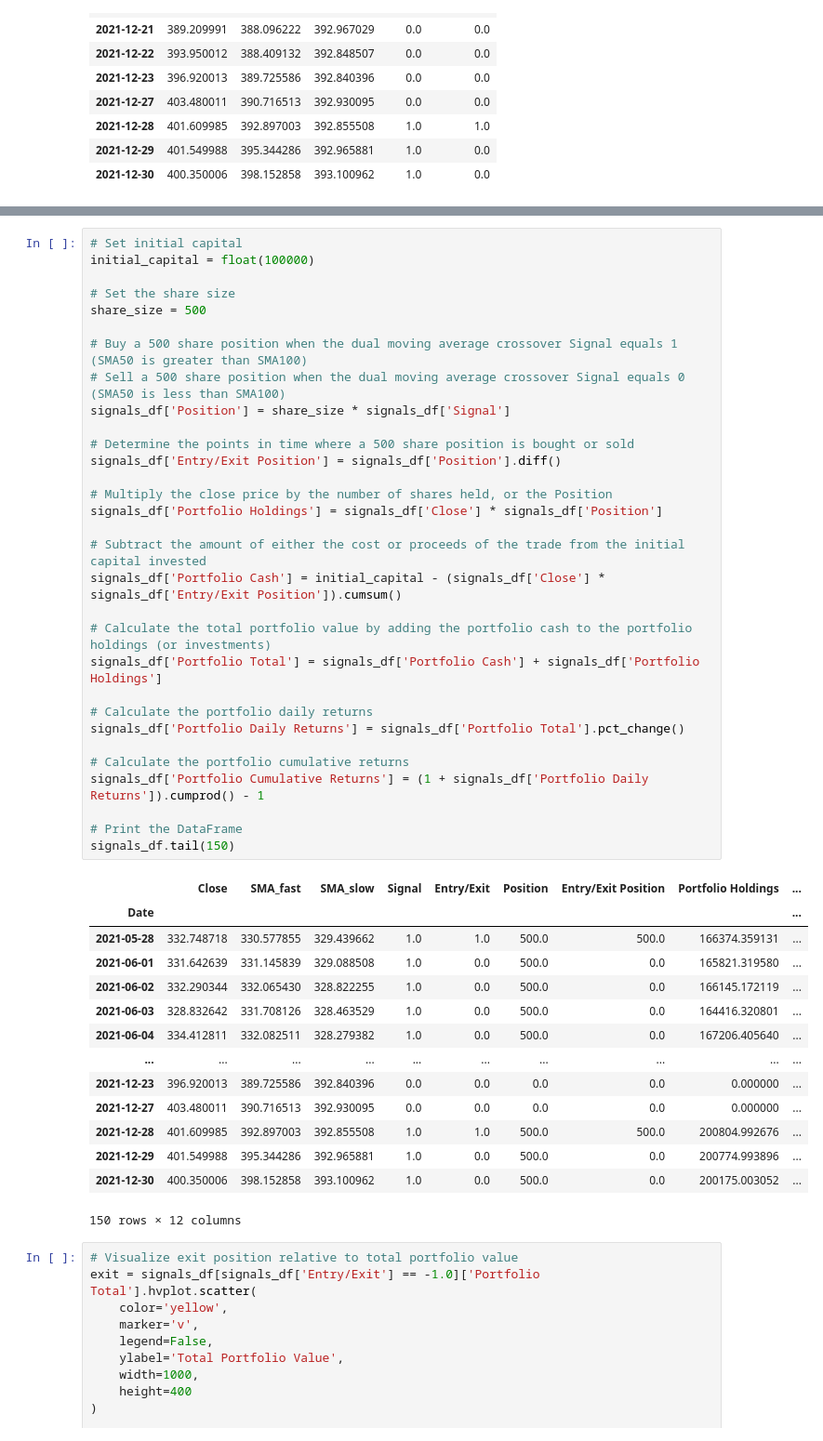
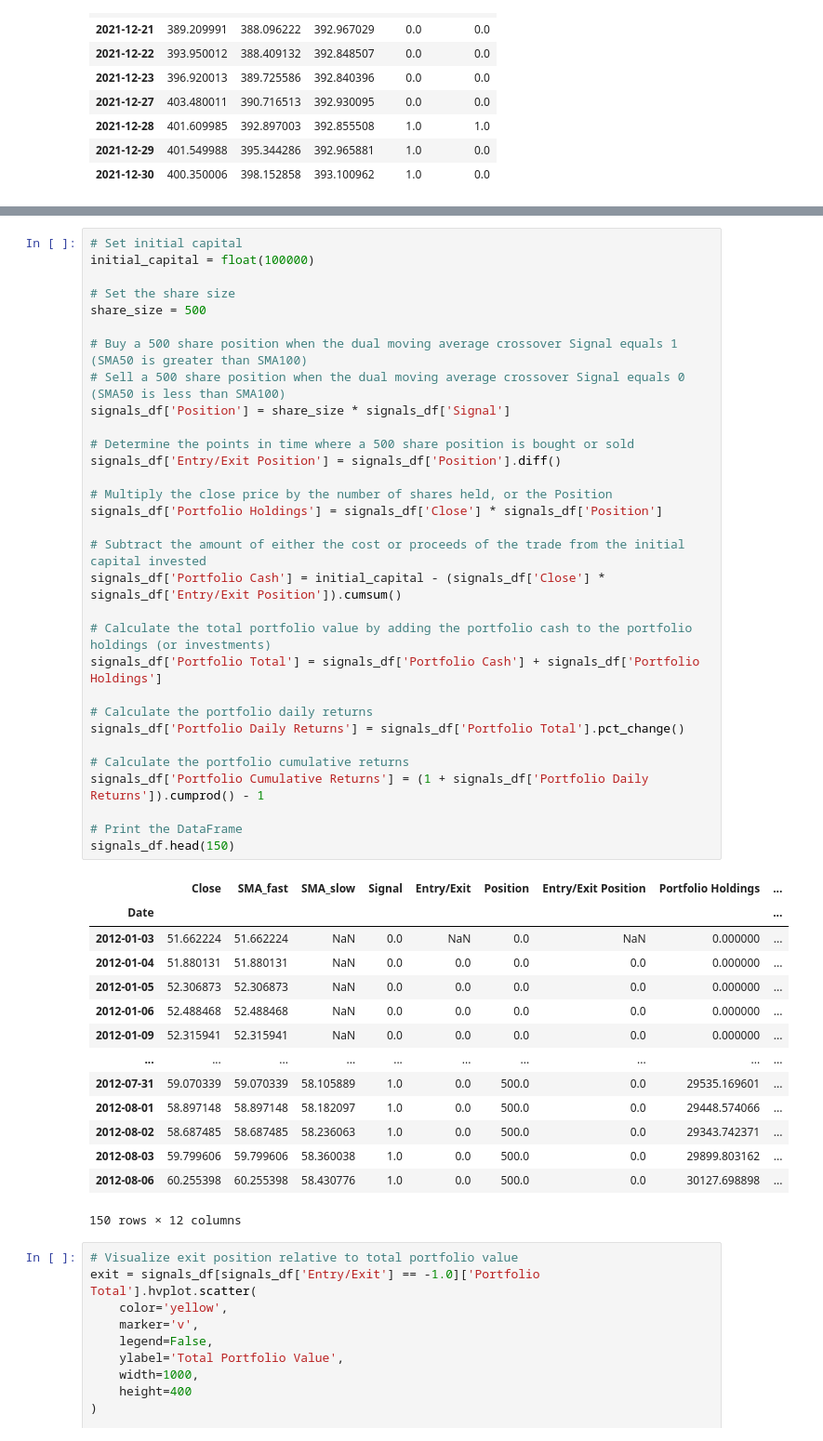
Before and after one commit to patmbee/project_2_ml, a Jupyter notebook: qqq_backtest.ipynb, the cells around one changed output, grey strips where cells are left out. Shown: that part at 93% size. Drawn from its saved outputs; the diff is of its cells as text.

```diff
--- a/qqq_backtest.ipynb
+++ b/qqq_backtest.ipynb
@@ -127,45 +127,45 @@ initial_capital = float(100000)
 
 # Set the share size
 share_size = 500
 
 # Buy a 500 share position when the dual moving average crossover Signal equals 1 (SMA50 is greater than SMA100)
 # Sell a 500 share position when the dual moving average crossover Signal equals 0 (SMA50 is less than SMA100)
 signals_df['Position'] = share_size * signals_df['Signal']
 
 # Determine the points in time where a 500 share position is bought or sold
 signals_df['Entry/Exit Position'] = signals_df['Position'].diff()
 
 # Multiply the close price by the number of shares held, or the Position
 signals_df['Portfolio Holdings'] = signals_df['Close'] * signals_df['Position']
 
 # Subtract the amount of either the cost or proceeds of the trade from the initial capital invested
 signals_df['Portfolio Cash'] = initial_capital - (signals_df['Close'] * signals_df['Entry/Exit Position']).cumsum()
 
 # Calculate the total portfolio value by adding the portfolio cash to the portfolio holdings (or investments)
 signals_df['Portfolio Total'] = signals_df['Portfolio Cash'] + signals_df['Portfolio Holdings']
 
 # Calculate the portfolio daily returns
 signals_df['Portfolio Daily Returns'] = signals_df['Portfolio Total'].pct_change()
 
 # Calculate the portfolio cumulative returns
 signals_df['Portfolio Cumulative Returns'] = (1 + signals_df['Portfolio Daily Returns']).cumprod() - 1
 
 # Print the DataFrame
-signals_df.tail(150)
+signals_df.head(150)
 # %% [output]
 |  | Close | SMA_fast | SMA_slow | Signal | Entry/Exit | Position | Entry/Exit Position | Portfolio Holdings | ... |
 | Date |  |  |  |  |  |  |  |  | ... |
-| 2021-05-28 | 332.748718 | 330.577855 | 329.439662 | 1.0 | 1.0 | 500.0 | 500.0 | 166374.359131 | ... |
-| 2021-06-01 | 331.642639 | 331.145839 | 329.088508 | 1.0 | 0.0 | 500.0 | 0.0 | 165821.319580 | ... |
-| 2021-06-02 | 332.290344 | 332.065430 | 328.822255 | 1.0 | 0.0 | 500.0 | 0.0 | 166145.172119 | ... |
-| 2021-06-03 | 328.832642 | 331.708126 | 328.463529 | 1.0 | 0.0 | 500.0 | 0.0 | 164416.320801 | ... |
-| 2021-06-04 | 334.412811 | 332.082511 | 328.279382 | 1.0 | 0.0 | 500.0 | 0.0 | 167206.405640 | ... |
+| 2012-01-03 | 51.662224 | 51.662224 | NaN | 0.0 | NaN | 0.0 | NaN | 0.000000 | ... |
+| 2012-01-04 | 51.880131 | 51.880131 | NaN | 0.0 | 0.0 | 0.0 | 0.0 | 0.000000 | ... |
+| 2012-01-05 | 52.306873 | 52.306873 | NaN | 0.0 | 0.0 | 0.0 | 0.0 | 0.000000 | ... |
+| 2012-01-06 | 52.488468 | 52.488468 | NaN | 0.0 | 0.0 | 0.0 | 0.0 | 0.000000 | ... |
+| 2012-01-09 | 52.315941 | 52.315941 | NaN | 0.0 | 0.0 | 0.0 | 0.0 | 0.000000 | ... |
 | ... | ... | ... | ... | ... | ... | ... | ... | ... | ... |
-| 2021-12-23 | 396.920013 | 389.725586 | 392.840396 | 0.0 | 0.0 | 0.0 | 0.0 | 0.000000 | ... |
-| 2021-12-27 | 403.480011 | 390.716513 | 392.930095 | 0.0 | 0.0 | 0.0 | 0.0 | 0.000000 | ... |
-| 2021-12-28 | 401.609985 | 392.897003 | 392.855508 | 1.0 | 1.0 | 500.0 | 500.0 | 200804.992676 | ... |
-| 2021-12-29 | 401.549988 | 395.344286 | 392.965881 | 1.0 | 0.0 | 500.0 | 0.0 | 200774.993896 | ... |
-| 2021-12-30 | 400.350006 | 398.152858 | 393.100962 | 1.0 | 0.0 | 500.0 | 0.0 | 200175.003052 | ... |
+| 2012-07-31 | 59.070339 | 59.070339 | 58.105889 | 1.0 | 0.0 | 500.0 | 0.0 | 29535.169601 | ... |
+| 2012-08-01 | 58.897148 | 58.897148 | 58.182097 | 1.0 | 0.0 | 500.0 | 0.0 | 29448.574066 | ... |
+| 2012-08-02 | 58.687485 | 58.687485 | 58.236063 | 1.0 | 0.0 | 500.0 | 0.0 | 29343.742371 | ... |
+| 2012-08-03 | 59.799606 | 59.799606 | 58.360038 | 1.0 | 0.0 | 500.0 | 0.0 | 29899.803162 | ... |
+| 2012-08-06 | 60.255398 | 60.255398 | 58.430776 | 1.0 | 0.0 | 500.0 | 0.0 | 30127.698898 | ... |
 150 rows × 12 columns
 # %%
 # Visualize exit position relative to total portfolio value
```
Also changed, not shown: parts of 3 cells of this notebook, 5 other files.
